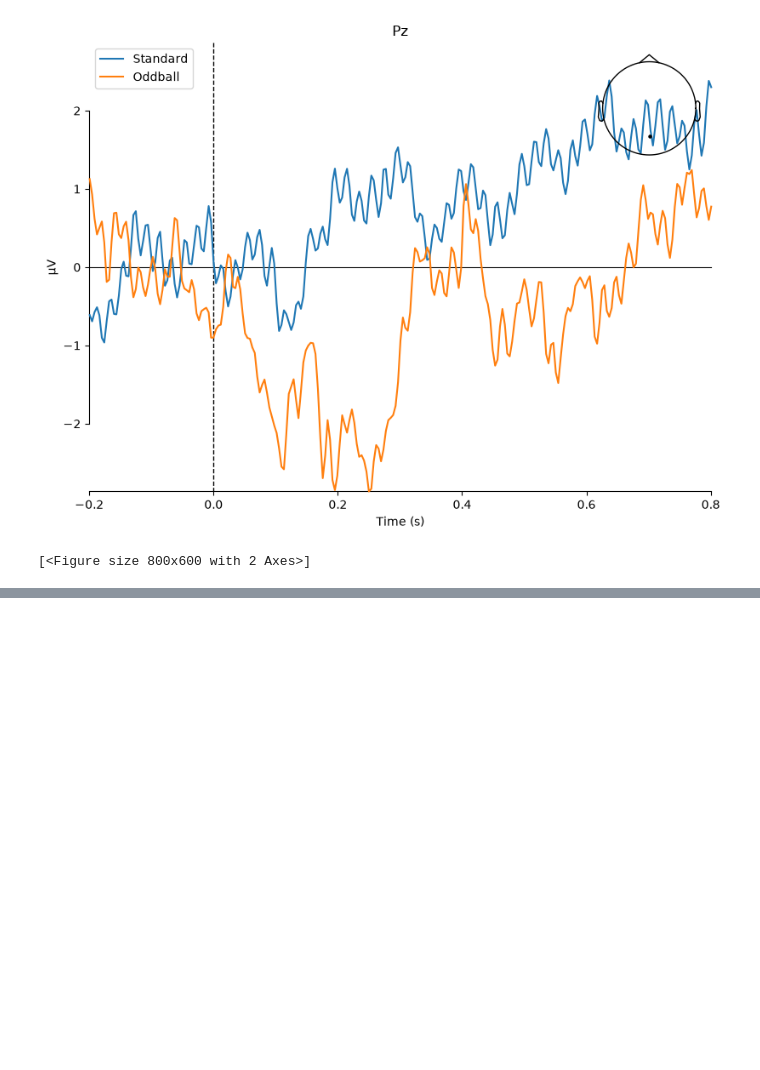
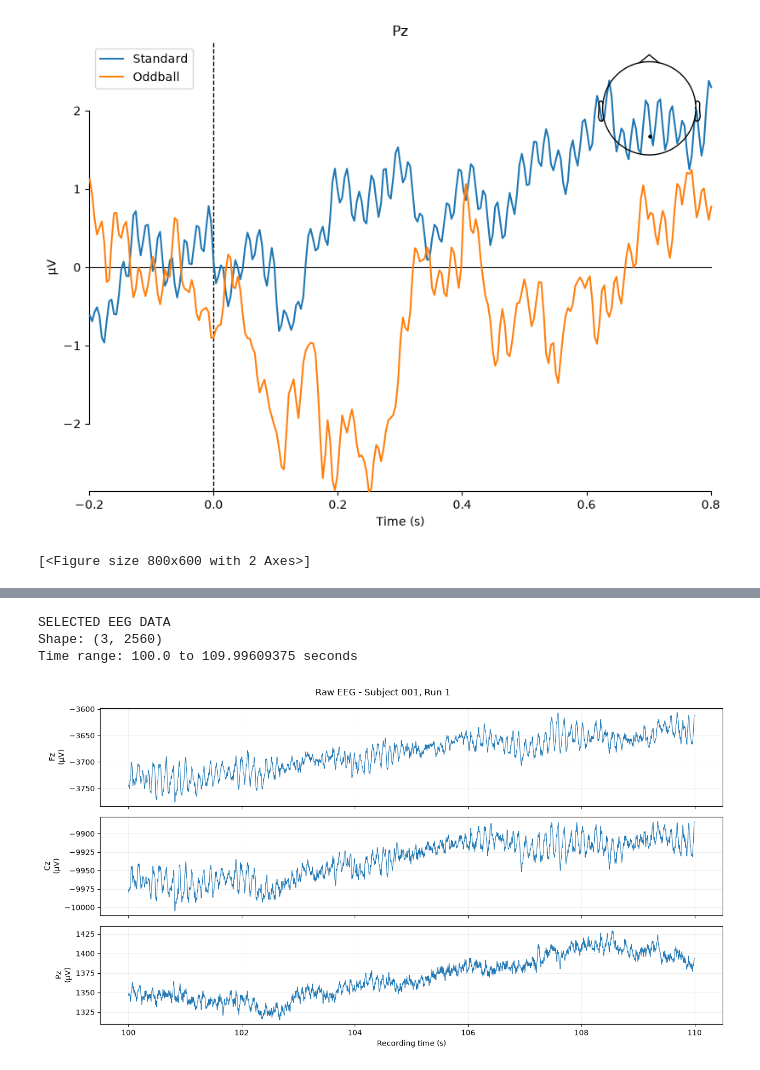
Before and after one commit to fafou7UBC/EEG_project, a Jupyter notebook: project1_openneuro/notebooks/01_explore_data.ipynb, the cells around one changed output, grey strips where cells are left out. Cells and saved outputs as stored; diff of their text form; code cells hidden in the pictures; blank space fills up the shorter version.

```diff
--- a/project1_openneuro/notebooks/01_explore_data.ipynb
+++ b/project1_openneuro/notebooks/01_explore_data.ipynb
@@ -244,0 +406,63 @@ mne.viz.plot_compare_evokeds(
+# %%
+
+# ------------------------------------------------------------
+# 5. EXTRACT 10 SECONDS FROM Fz, Cz AND Pz
+# ------------------------------------------------------------
+
+channels = ["Fz", "Cz", "Pz"]
+
+start_s = 100
+duration_s = 10
+
+# Convert seconds into integer sample indices.
+start_sample = int(start_s * sfreq)
+stop_sample = int((start_s + duration_s) * sfreq)
+
+# Extract signals and their timestamps.
+signal, times = raw.get_data(
+    picks=channels,
+    start=start_sample,
+    stop=stop_sample,
+    return_times=True
+)
+
+# MNE stores EEG in volts. Convert scalp EEG to microvolts.
+signal_uv = signal * 1e6
+
+print("\nSELECTED EEG DATA")
+print("Shape:", signal_uv.shape)
+print("Time range:", times[0], "to", times[-1], "seconds")
+# %% [output]
+SELECTED EEG DATA
+Shape: (3, 2560)
+Time range: 100.0 to 109.99609375 seconds
+# %%
+
+# ------------------------------------------------------------
+# 6. PLOT THE EEG WAVEFORMS
+# ------------------------------------------------------------
+
+fig, axes = plt.subplots(
+    len(channels), 1,
+    figsize=(13, 7),
+    sharex=True
+)
+
+for i, channel in enumerate(channels):
+
+    axes[i].plot(
+        times,
+        signal_uv[i],
+        linewidth=0.8
+    )
+
+    axes[i].set_ylabel(f"{channel}\n(µV)")
+    axes[i].grid(alpha=0.2)
+
+axes[-1].set_xlabel("Recording time (s)")
+fig.suptitle("Raw EEG - Subject 001, Run 1")
+
+plt.tight_layout()
+plt.show()
+# %% [output]
+[figure, added]
```
Also changed, not shown: parts of 11 cells of this notebook, 3 other files.
